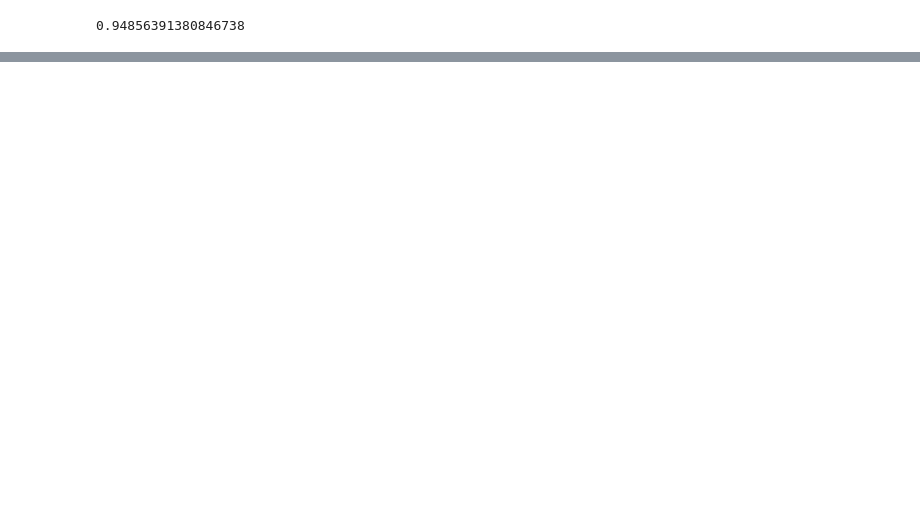
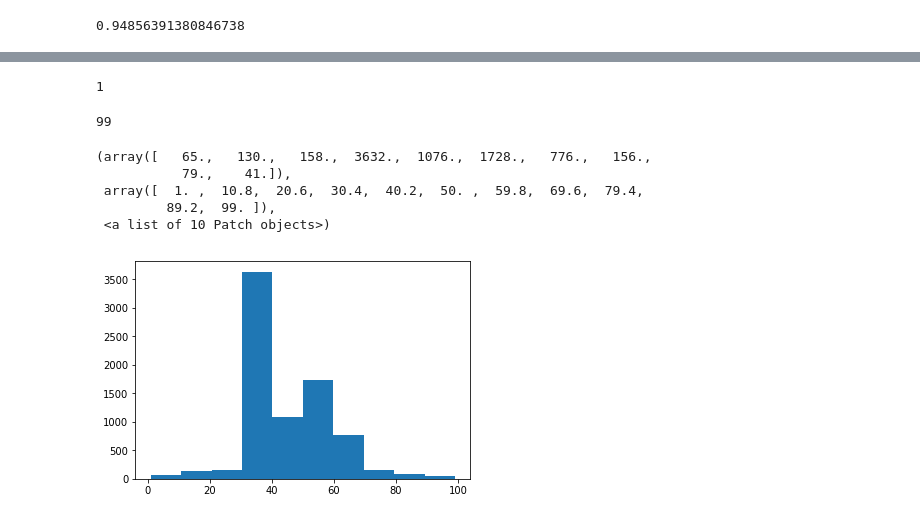
Before and after one commit to KaustuvDash/Us-Census-data, a Jupyter notebook: Predicting_the_salaries.ipynb, the cells around one changed output, grey strips where cells are left out. Cells and saved outputs as stored; diff of their text form; code cells hidden in the pictures; blank space fills up the shorter version.

```diff
--- a/Predicting_the_salaries.ipynb
+++ b/Predicting_the_salaries.ipynb
@@ -741,0 +802,7 @@ roc_auc_score(y_train,y_pred_train)
+# %%
+#lets convert all the categorical values to the numerical values
+cat_columns = ['workclass', 'education', 'marital-status', 'occupation',
+       'relationship', 'race', 'native-country','age_categories']
+dummy_df = pd.get_dummies(income_backup[cat_columns])
+income_backup = pd.concat([income_backup,dummy_df],axis=1)
+income_backup.drop(cat_columns,axis=1,inplace=True)
@@ -741,0 +819,11 @@ roc_auc_score(y_train,y_pred_train)
+# %%
+income_backup.drop(['age','fnlwgt','education-num','capital-loss','capital-gain'],axis=1,inplace=True)
+# %%
+def sex_num(m):
+    if m==' male':
+        return 1
+    else:
+        return 0
+income_backup['sex'] = income_backup['sex'].apply(sex_num)
+# %%
+income_backup.drop('salary',axis=1,inplace=True)
@@ -741,0 +929,17 @@ roc_auc_score(y_train,y_pred_train)
+# %%
+min(income_backup['hours-per-week'])
+# %% [output]
+1
+# %%
+max(income_backup['hours-per-week'])
+# %% [output]
+99
+# %%
+plt.hist(income_backup[income_backup['salary_num']==1]['hours-per-week'])
+# %% [output]
+(array([   65.,   130.,   158.,  3632.,  1076.,  1728.,   776.,   156.,
+           79.,    41.]),
+ array([  1. ,  10.8,  20.6,  30.4,  40.2,  50. ,  59.8,  69.6,  79.4,
+         89.2,  99. ]),
+ <a list of 10 Patch objects>)
+[figure, added]
```
Also changed, not shown: parts of 70 cells of this notebook.
